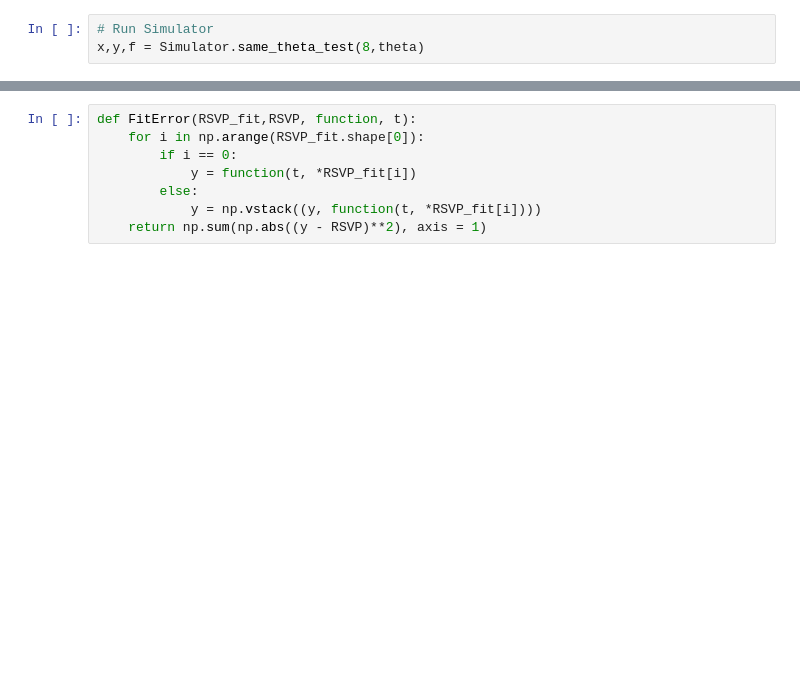
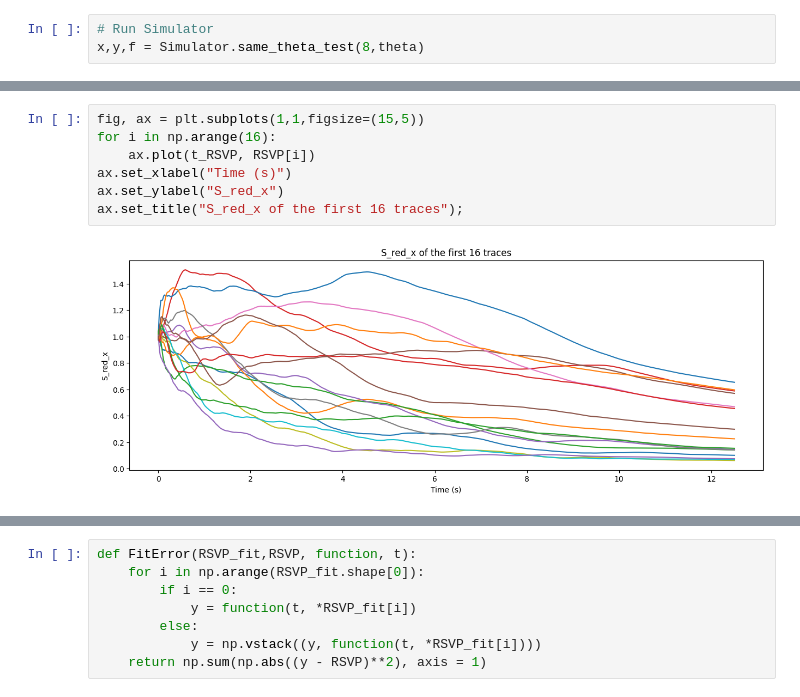
Before and after one commit to jacopocarotenuto/SBI_RedBloodCells, a Jupyter notebook: Code/Notebooks/MultiRoundBloodCells.ipynb, the cells around one changed output, grey strips where cells are left out. Drawn from its saved outputs; the diff is of its cells as text; blank space fills up the shorter version.

```diff
--- a/Code/Notebooks/MultiRoundBloodCells.ipynb
+++ b/Code/Notebooks/MultiRoundBloodCells.ipynb
@@ -312,3 +303,12 @@ RSVP_fit, RSVP, t_RSVP = ComputeRSVP(x, TotalT, function = function)
+# %%
+fig, ax = plt.subplots(1,1,figsize=(15,5))
+for i in np.arange(16):
+    ax.plot(t_RSVP, RSVP[i])
+ax.set_xlabel("Time (s)")
+ax.set_ylabel("S_red_x")
+ax.set_title("S_red_x of the first 16 traces");
+# %% [output]
+[figure, added]
 # %%
 # Get Results
 print(f"a: {np.mean(RSVP_fit[:,0]):.2E} ± {np.std(RSVP_fit[:,0]):.2E}")
```
Also changed, not shown: parts of 17 cells of this notebook.
